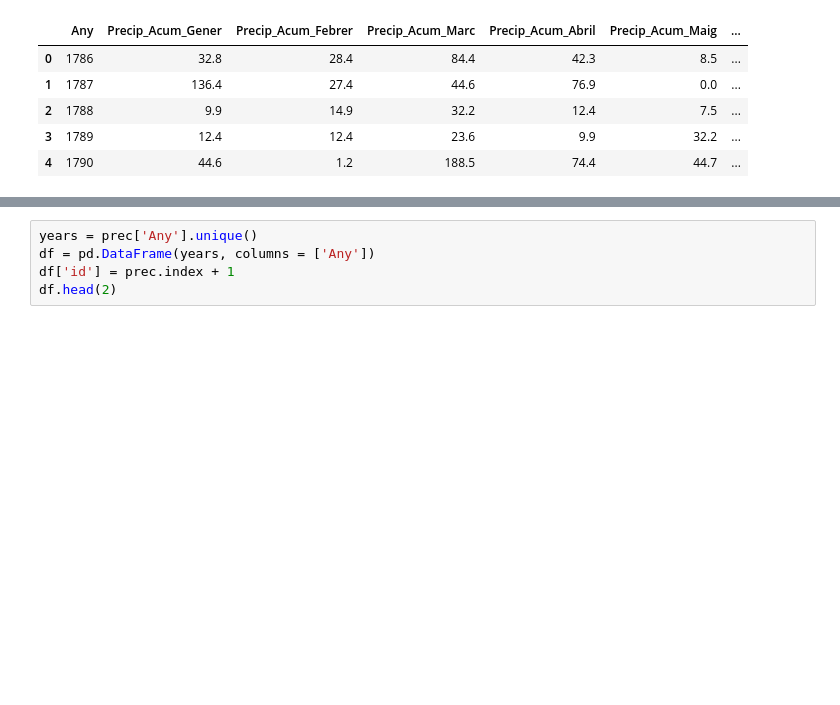
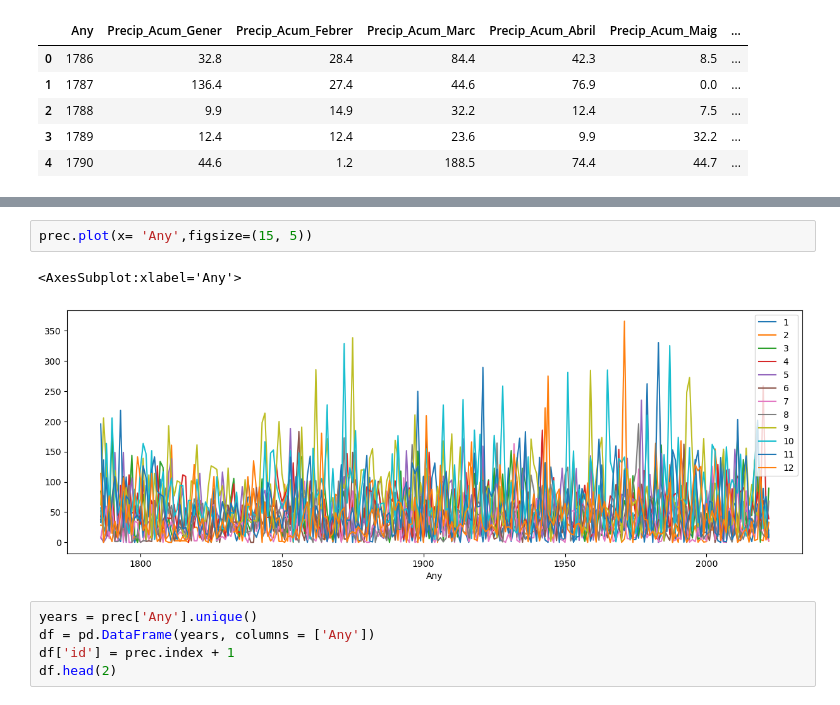
Before and after one commit to Likimeya/BCN_temp, a Jupyter notebook: dataframe.ipynb, the cells around one changed output, grey strips where cells are left out. Saved outputs shown, nothing was run; the diff lists cells and outputs as text; blank space fills up the shorter version.

```diff
--- a/dataframe.ipynb
+++ b/dataframe.ipynb
@@ -54,3 +67,8 @@ Index(['Any', 'Gener', 'Febrer', 'Març', 'Abril', 'Maig', 'Juny', 'Juliol',
+# %%
+prec.plot(x= 'Any',figsize=(15, 5))
+# %% [output]
+<AxesSubplot:xlabel='Any'>
+[figure, added]
 # %%
 years = prec['Any'].unique()
 df = pd.DataFrame(years, columns = ['Any'])
```
Also changed, not shown: parts of 29 cells of this notebook, 1 other file.
